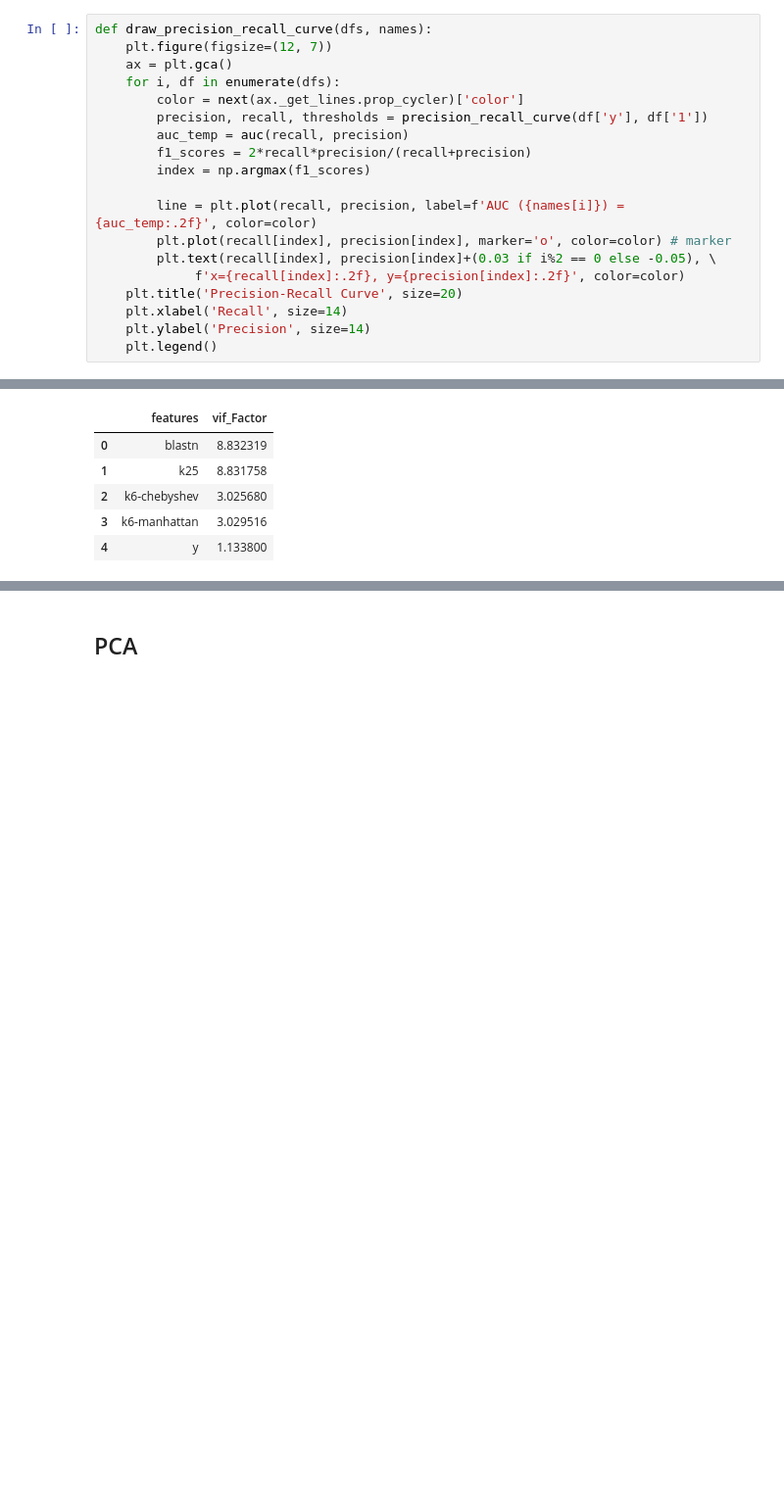
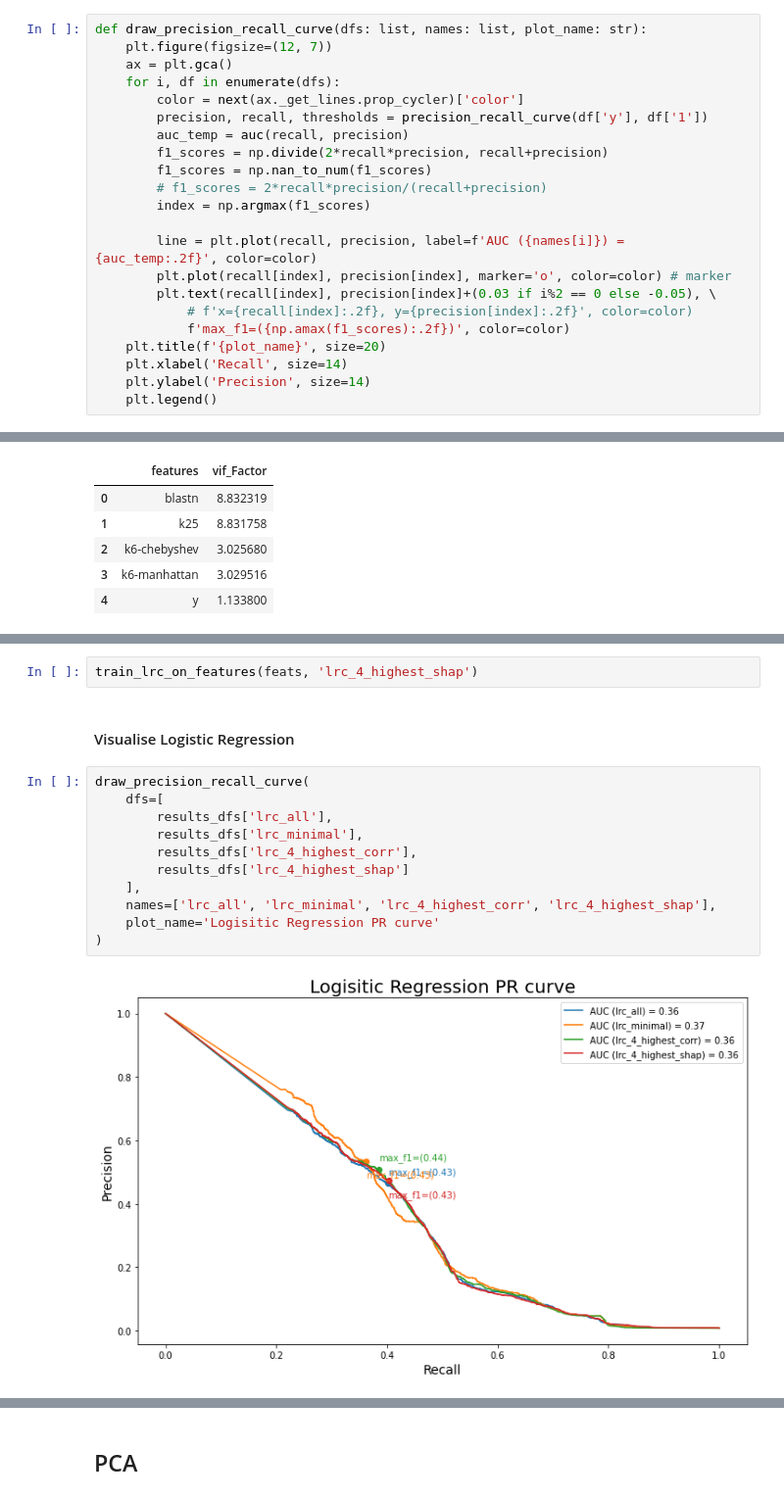
Before and after one commit to mikrzol/ML_bacteriophage_host_predicting, a Jupyter notebook: feature_exploration.ipynb, the cells around one changed output, grey strips where cells are left out. Shown: that part at 98% size. Drawn from its saved outputs; the diff is of its cells as text; blank space fills up the shorter version.

```diff
--- a/feature_exploration.ipynb
+++ b/feature_exploration.ipynb
@@ -111,21 +111,24 @@ def draw_rocs(dfs, names):
 # %% [markdown]
 Precision-recall curve
 # %%
-def draw_precision_recall_curve(dfs, names):
+def draw_precision_recall_curve(dfs: list, names: list, plot_name: str):
     plt.figure(figsize=(12, 7))
     ax = plt.gca()
     for i, df in enumerate(dfs):
         color = next(ax._get_lines.prop_cycler)['color']
         precision, recall, thresholds = precision_recall_curve(df['y'], df['1'])
         auc_temp = auc(recall, precision)
-        f1_scores = 2*recall*precision/(recall+precision)
+        f1_scores = np.divide(2*recall*precision, recall+precision)
+        f1_scores = np.nan_to_num(f1_scores)
+        # f1_scores = 2*recall*precision/(recall+precision)
         index = np.argmax(f1_scores)
 
         line = plt.plot(recall, precision, label=f'AUC ({names[i]}) = {auc_temp:.2f}', color=color)
         plt.plot(recall[index], precision[index], marker='o', color=color) # marker
         plt.text(recall[index], precision[index]+(0.03 if i%2 == 0 else -0.05), \
-             f'x={recall[index]:.2f}, y={precision[index]:.2f}', color=color)
-    plt.title('Precision-Recall Curve', size=20)
+            # f'x={recall[index]:.2f}, y={precision[index]:.2f}', color=color)
+            f'max_f1=({np.amax(f1_scores):.2f})', color=color)
+    plt.title(f'{plot_name}', size=20)
     plt.xlabel('Recall', size=14)
     plt.ylabel('Precision', size=14)
     plt.legend()
@@ -389,0 +473,17 @@ draw_precision_recall_curve(
+# %%
+train_lrc_on_features(feats, 'lrc_4_highest_shap')
+# %% [markdown]
+#### Visualise Logistic Regression
+# %%
+draw_precision_recall_curve(
+    dfs=[
+        results_dfs['lrc_all'],
+        results_dfs['lrc_minimal'],
+        results_dfs['lrc_4_highest_corr'],
+        results_dfs['lrc_4_highest_shap']
+    ],
+    names=['lrc_all', 'lrc_minimal', 'lrc_4_highest_corr', 'lrc_4_highest_shap'],
+    plot_name='Logisitic Regression PR curve'
+)
+# %% [output]
+[figure, added]
```
Also changed, not shown: parts of 117 cells of this notebook.
